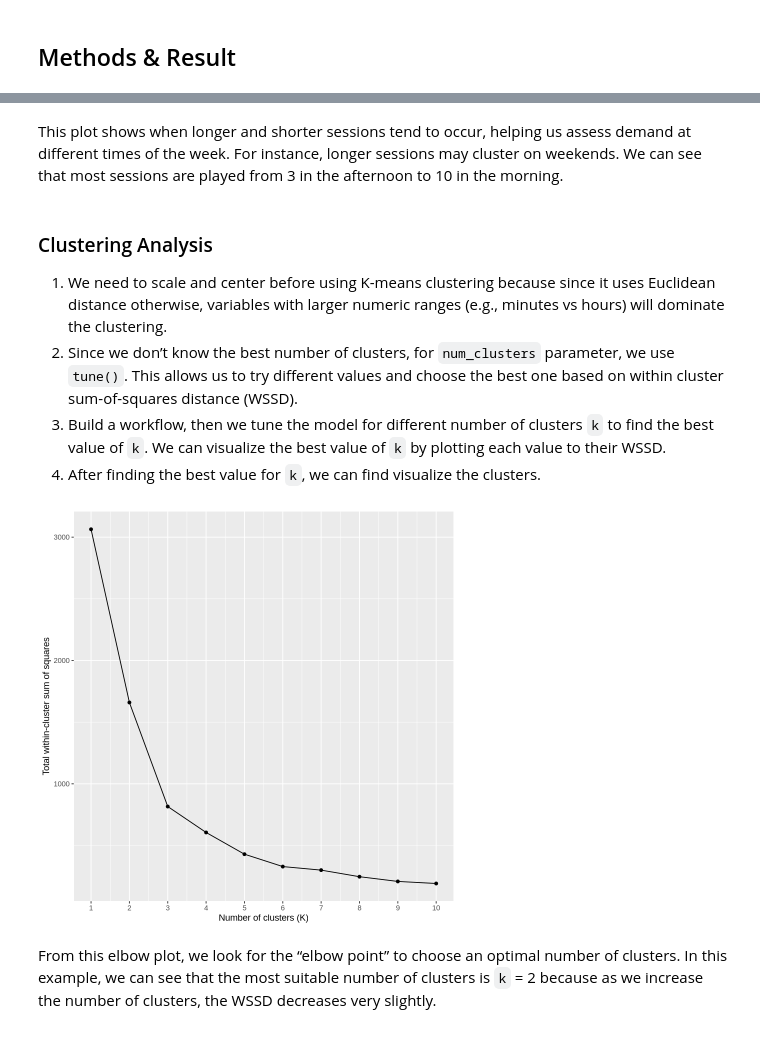
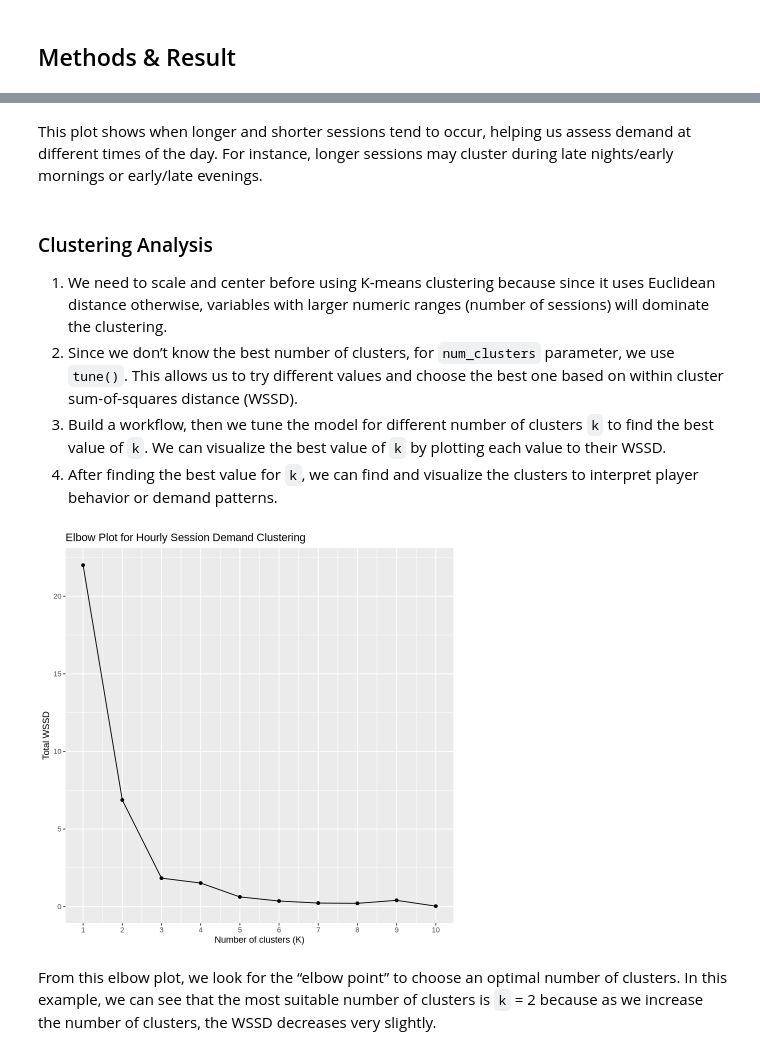
Before and after one commit to sotheasong/dsci100-project, a Jupyter notebook: project.ipynb, the cells around one changed output, grey strips where cells are left out. Drawn from its saved outputs; the diff is of its cells as text; code cells hidden in the pictures.

```diff
--- a/project.ipynb
+++ b/project.ipynb
@@ -80,0 +75,12 @@ A data.frame: 1533 × 7
+# %%
+sessions_clean <- sessions |>
+  mutate(start_time = dmy_hm(start_time)) |>
+  mutate(hour = hour(start_time)) |>
+  drop_na(hour)
+sessions_clean
+
+sessions_per_hour <- sessions_clean |>
+  group_by(hour) |>
+  summarise(num_sessions = n()) |>
+  ungroup()
+sessions_per_hour
@@ -119,0 +112,7 @@ A tibble: 7 × 4
+# %%
+sessions_per_hour <- sessions_clean |>
+  group_by(hour) |>
+  summarise(num_sessions = n()) |>
+  ungroup() |>
+    arrange(desc(num_sessions))
+sessions_per_hour
@@ -132,41 +146,42 @@ sessions_plot
 # %% [markdown]
-This plot shows when longer and shorter sessions tend to occur, helping us assess demand at different times of the week. For instance, longer sessions may cluster on weekends. We can see that most sessions are played from 3 in the afternoon to 10 in the morning.
+This plot shows when longer and shorter sessions tend to occur, helping us assess demand at different times of the day. For instance, longer sessions may cluster during late nights/early mornings or early/late evenings.
 # %% [markdown]
 ### Clustering Analysis
 
-1. We need to scale and center before using K-means clustering because since it uses Euclidean distance otherwise, variables with larger numeric ranges (e.g., minutes vs hours) will dominate the clustering.
+1. We need to scale and center before using K-means clustering because since it uses Euclidean distance otherwise, variables with larger numeric ranges (number of sessions) will dominate the clustering.
 2. Since we don’t know the best number of clusters, for `num_clusters` parameter, we use `tune()`. This allows us to try different values and choose the best one based on within cluster sum-of-squares distance (WSSD).
 3. Build a workflow, then we tune the model for different number of clusters `k` to find the best value of `k`. We can visualize the best value of `k` by plotting each value to their WSSD.
-4. After finding the best value for `k`, we can find visualize the clusters.
+4. After finding the best value for `k`, we can find and visualize the clusters to interpret player behavior or demand patterns.
 # %%
-set.seed(123)
 
-k_values <- tibble(num_clusters = seq(1, 10, by = 1))
-
-sessions_spec = k_means(num_clusters = tune()) |>
-    set_engine("stats")
-
-recipe = recipe(~ start_time_hrs + session_duration, data = sessions_clean) |>
+recipe <- recipe(~ num_sessions, data = sessions_per_hour) |>
   step_center(all_predictors()) |>
   step_scale(all_predictors())
 
-elbow_stats = workflow() |>
-    add_recipe(recipe) |>
-    add_model(sessions_spec) |>
-    tune_cluster(resamples = apparent(sessions_clean), grid = k_values) |>
-    collect_metrics() |>
-    filter(.metric == "sse_within_total") |>
-    mutate(total_WSSD = mean) |>
-    select(num_clusters, total_WSSD)
+model_spec <- k_means(num_clusters = tune()) |>
+  set_engine("stats")
 
-elbow_plot = elbow_stats |>
-    ggplot(aes(x=num_clusters, y=total_WSSD)) +
-    geom_point() +
-    geom_line() +
-    scale_x_continuous(breaks = seq(1, 10, by = 1)) +
-    labs(x="Number of clusters (K)", y="Total within-cluster sum of squares")
+k_values <- tibble(num_clusters = 1:10)
+
+elbow_stats <- workflow() |>
+  add_recipe(recipe) |>
+  add_model(model_spec) |>
+  tune_cluster(resamples = apparent(sessions_per_hour), grid = k_values) |>
+  collect_metrics() |>
+  filter(.metric == "sse_within_total") |>
+  mutate(total_WSSD = mean) |>
+  select(num_clusters, total_WSSD)
+
+# Step 6: Elbow Plot
+elbow_plot <- elbow_stats |>
+  ggplot(aes(x = num_clusters, y = total_WSSD)) +
+  geom_point() +
+  geom_line() +
+scale_x_continuous(breaks = seq(1, 10, by = 1)) +
+  labs(x = "Number of clusters (K)", y = "Total WSSD",
+       title = "Elbow Plot for Hourly Session Demand Clustering")
 elbow_plot
 # %% [output]
-[figure, old version]
+[figure, new version]
 # %% [markdown]
 From this elbow plot, we look for the “elbow point” to choose an optimal number of clusters. In this example, we can see that the most suitable number of clusters is `k` = 2 because as we increase the number of clusters, the WSSD decreases very slightly.
```
Also changed, not shown: parts of 17 cells of this notebook.
